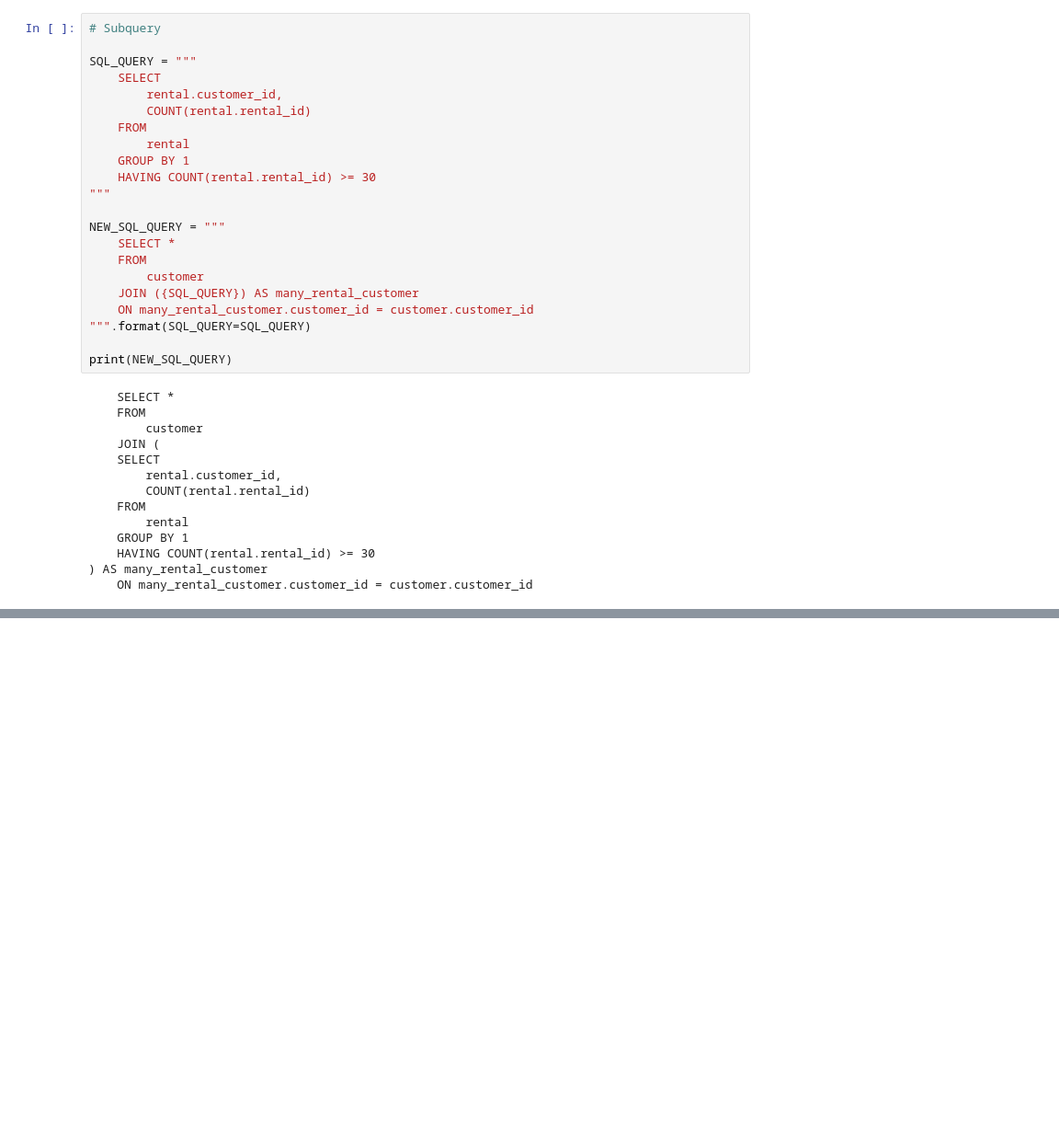
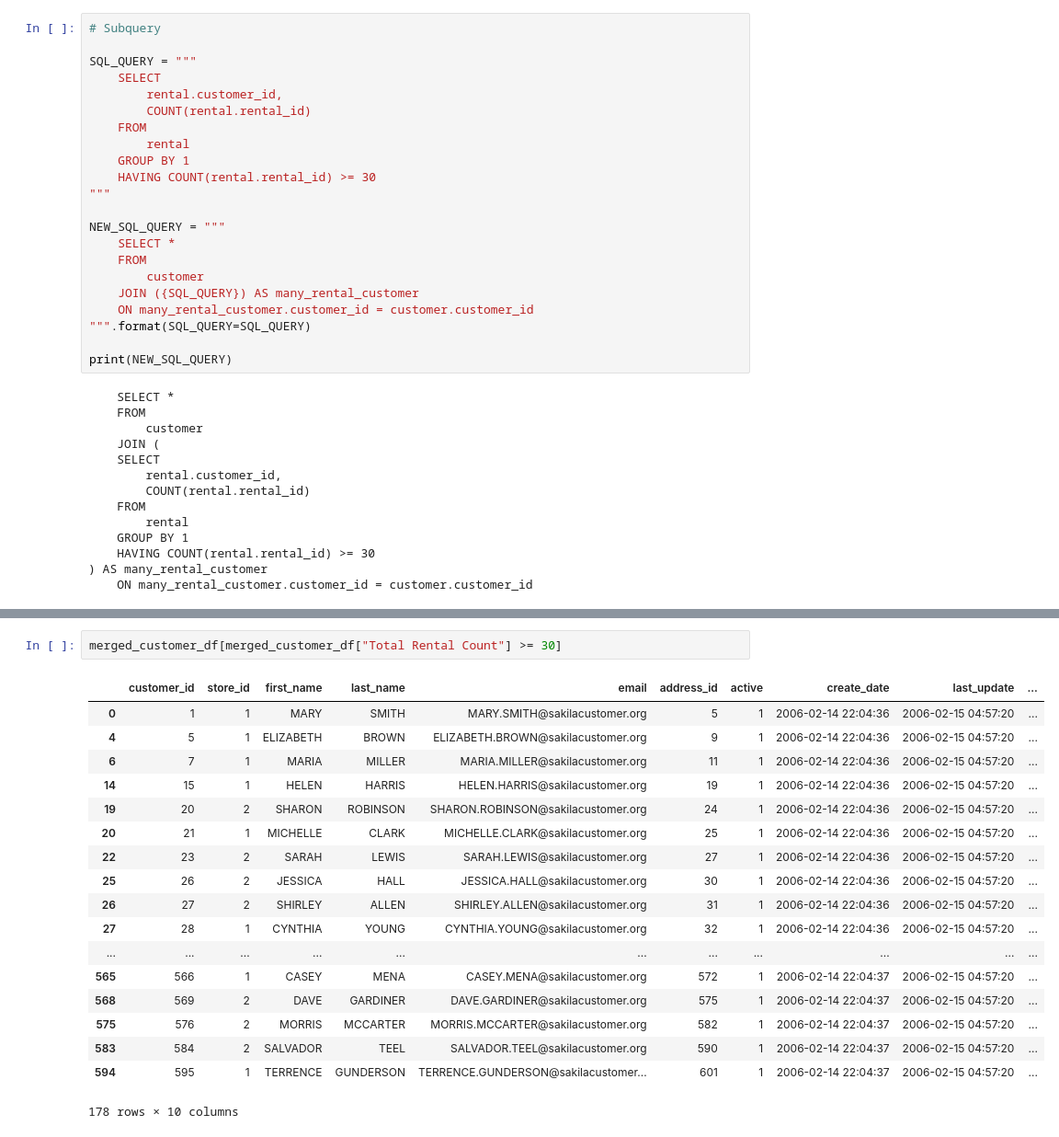
Before and after one commit to dobestan/pydata-101, a Jupyter notebook: SQL/subquery-with-having.ipynb, the cells around one changed output, grey strips where cells are left out. Shown at 92% size. Drawn from its saved outputs; the diff is of its cells as text; blank space fills up the shorter version.

```diff
--- a/SQL/subquery-with-having.ipynb
+++ b/SQL/subquery-with-having.ipynb
@@ -105,0 +159,21 @@ pd.read_sql(NEW_SQL_QUERY, db)
+# %%
+merged_customer_df[merged_customer_df["Total Rental Count"] >= 30]
+# %% [output]
+|  | customer_id | store_id | first_name | last_name | email | address_id | active | create_date | last_update | ... |
+| 0 | 1 | 1 | MARY | SMITH | MARY.SMITH@sakilacustomer.org | 5 | 1 | 2006-02-14 22:04:36 | 2006-02-15 04:57:20 | ... |
+| 4 | 5 | 1 | ELIZABETH | BROWN | ELIZABETH.BROWN@sakilacustomer.org | 9 | 1 | 2006-02-14 22:04:36 | 2006-02-15 04:57:20 | ... |
+| 6 | 7 | 1 | MARIA | MILLER | MARIA.MILLER@sakilacustomer.org | 11 | 1 | 2006-02-14 22:04:36 | 2006-02-15 04:57:20 | ... |
+| 14 | 15 | 1 | HELEN | HARRIS | HELEN.HARRIS@sakilacustomer.org | 19 | 1 | 2006-02-14 22:04:36 | 2006-02-15 04:57:20 | ... |
+| 19 | 20 | 2 | SHARON | ROBINSON | SHARON.ROBINSON@sakilacustomer.org | 24 | 1 | 2006-02-14 22:04:36 | 2006-02-15 04:57:20 | ... |
+| 20 | 21 | 1 | MICHELLE | CLARK | MICHELLE.CLARK@sakilacustomer.org | 25 | 1 | 2006-02-14 22:04:36 | 2006-02-15 04:57:20 | ... |
+| 22 | 23 | 2 | SARAH | LEWIS | SARAH.LEWIS@sakilacustomer.org | 27 | 1 | 2006-02-14 22:04:36 | 2006-02-15 04:57:20 | ... |
+| 25 | 26 | 2 | JESSICA | HALL | JESSICA.HALL@sakilacustomer.org | 30 | 1 | 2006-02-14 22:04:36 | 2006-02-15 04:57:20 | ... |
+| 26 | 27 | 2 | SHIRLEY | ALLEN | SHIRLEY.ALLEN@sakilacustomer.org | 31 | 1 | 2006-02-14 22:04:36 | 2006-02-15 04:57:20 | ... |
+| 27 | 28 | 1 | CYNTHIA | YOUNG | CYNTHIA.YOUNG@sakilacustomer.org | 32 | 1 | 2006-02-14 22:04:36 | 2006-02-15 04:57:20 | ... |
+| ... | ... | ... | ... | ... | ... | ... | ... | ... | ... | ... |
+| 565 | 566 | 1 | CASEY | MENA | CASEY.MENA@sakilacustomer.org | 572 | 1 | 2006-02-14 22:04:37 | 2006-02-15 04:57:20 | ... |
+| 568 | 569 | 2 | DAVE | GARDINER | DAVE.GARDINER@sakilacustomer.org | 575 | 1 | 2006-02-14 22:04:37 | 2006-02-15 04:57:20 | ... |
+| 575 | 576 | 2 | MORRIS | MCCARTER | MORRIS.MCCARTER@sakilacustomer.org | 582 | 1 | 2006-02-14 22:04:37 | 2006-02-15 04:57:20 | ... |
+| 583 | 584 | 2 | SALVADOR | TEEL | SALVADOR.TEEL@sakilacustomer.org | 590 | 1 | 2006-02-14 22:04:37 | 2006-02-15 04:57:20 | ... |
+| 594 | 595 | 1 | TERRENCE | GUNDERSON | TERRENCE.GUNDERSON@sakilacustomer... | 601 | 1 | 2006-02-14 22:04:37 | 2006-02-15 04:57:20 | ... |
+178 rows × 10 columns
```
Also changed, not shown: parts of 10 cells of this notebook.
